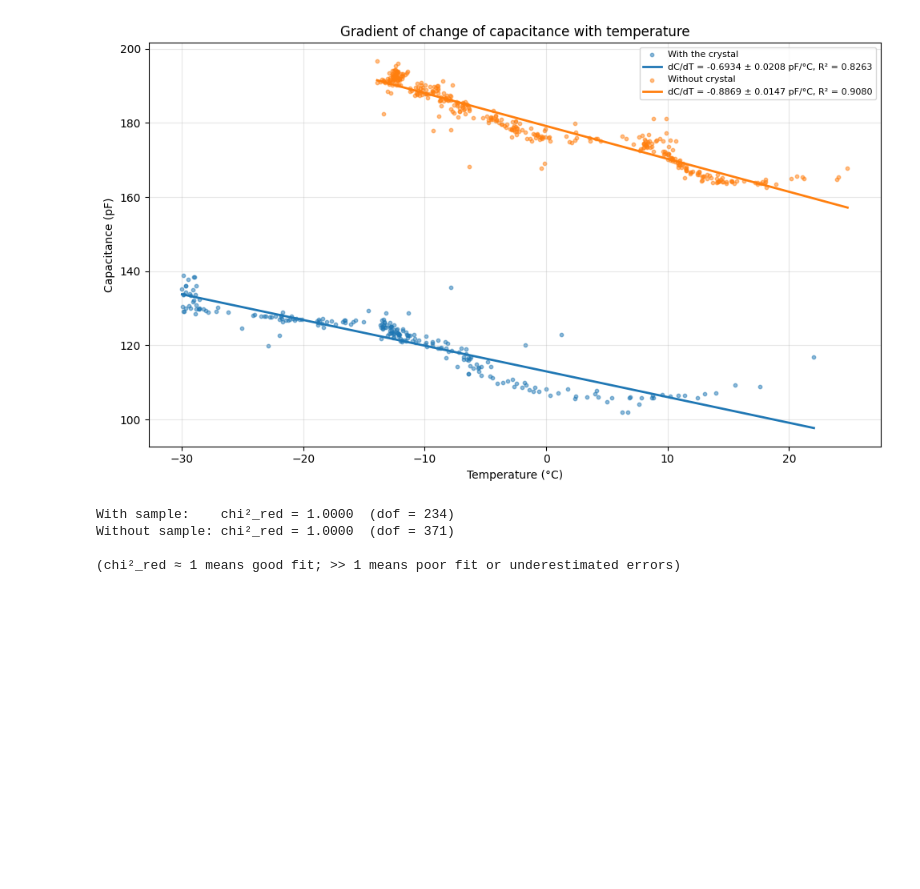
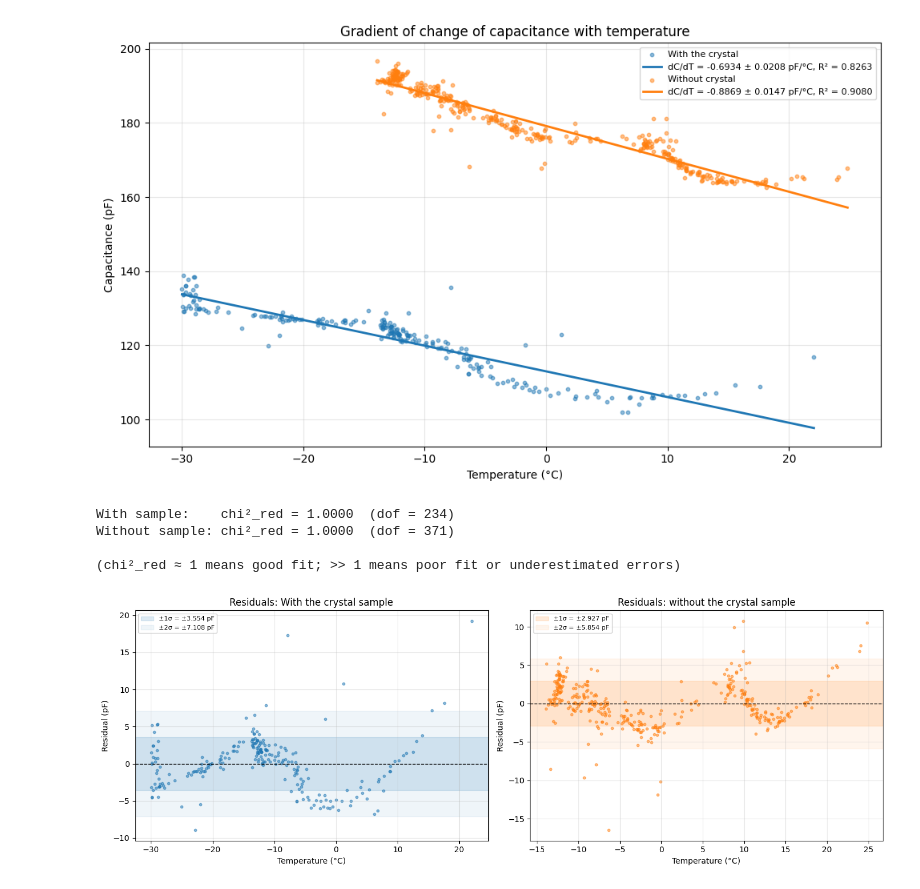
Before and after one commit to roznik20/crystal-expansion-research, a Jupyter notebook: data_analysis.ipynb, the cells around one changed output. Saved outputs shown, nothing was run; the diff lists cells and outputs as text; code cells hidden in the pictures; blank space fills up the shorter version.

```diff
--- a/data_analysis.ipynb
+++ b/data_analysis.ipynb
@@ -126,29 +126,31 @@ Without sample: chi²_red = 1.0000  (dof = 371)
 # %%
 # Residual plots with standard error bands
 fig, (ax1, ax2) = plt.subplots(1, 2, figsize=(14, 5))
 
 ax1.scatter(df_s['temperature_C'].values, residuals_s, s=10, alpha=0.5, color='tab:blue')
 ax1.axhline(0, color='k', linewidth=1, linestyle='--')
 ax1.axhspan(-sigma_s, sigma_s, alpha=0.15, color='tab:blue', label=f'±1σ = ±{sigma_s:.3f} pF')
 ax1.axhspan(-2*sigma_s, 2*sigma_s, alpha=0.07, color='tab:blue', label=f'±2σ = ±{2*sigma_s:.3f} pF')
 ax1.set_xlabel('Temperature (°C)')
 ax1.set_ylabel('Residual (pF)')
-ax1.set_title('Residuals — With crystal')
+ax1.set_title('Residuals: With the crystal sample')
 ax1.legend(fontsize=8)
 ax1.grid(True, alpha=0.3)
 
 ax2.scatter(df_n['temperature_C'].values, residuals_n, s=10, alpha=0.5, color='tab:orange')
 ax2.axhline(0, color='k', linewidth=1, linestyle='--')
 ax2.axhspan(-sigma_n, sigma_n, alpha=0.15, color='tab:orange', label=f'±1σ = ±{sigma_n:.3f} pF')
 ax2.axhspan(-2*sigma_n, 2*sigma_n, alpha=0.07, color='tab:orange', label=f'±2σ = ±{2*sigma_n:.3f} pF')
 ax2.set_xlabel('Temperature (°C)')
 ax2.set_ylabel('Residual (pF)')
-ax2.set_title('Residuals — Without crystal')
+ax2.set_title('Residuals: without the crystal sample')
 ax2.legend(fontsize=8)
 ax2.grid(True, alpha=0.3)
 
 plt.tight_layout()
 plt.show()
+# %% [output]
+[figure, added]
 # %%
 side = 0.05  # m (5 cm)
 delta_side = 0.1e-3  # m (0.1 mm)
```
Also changed, not shown: parts of 1 cell of this notebook.
